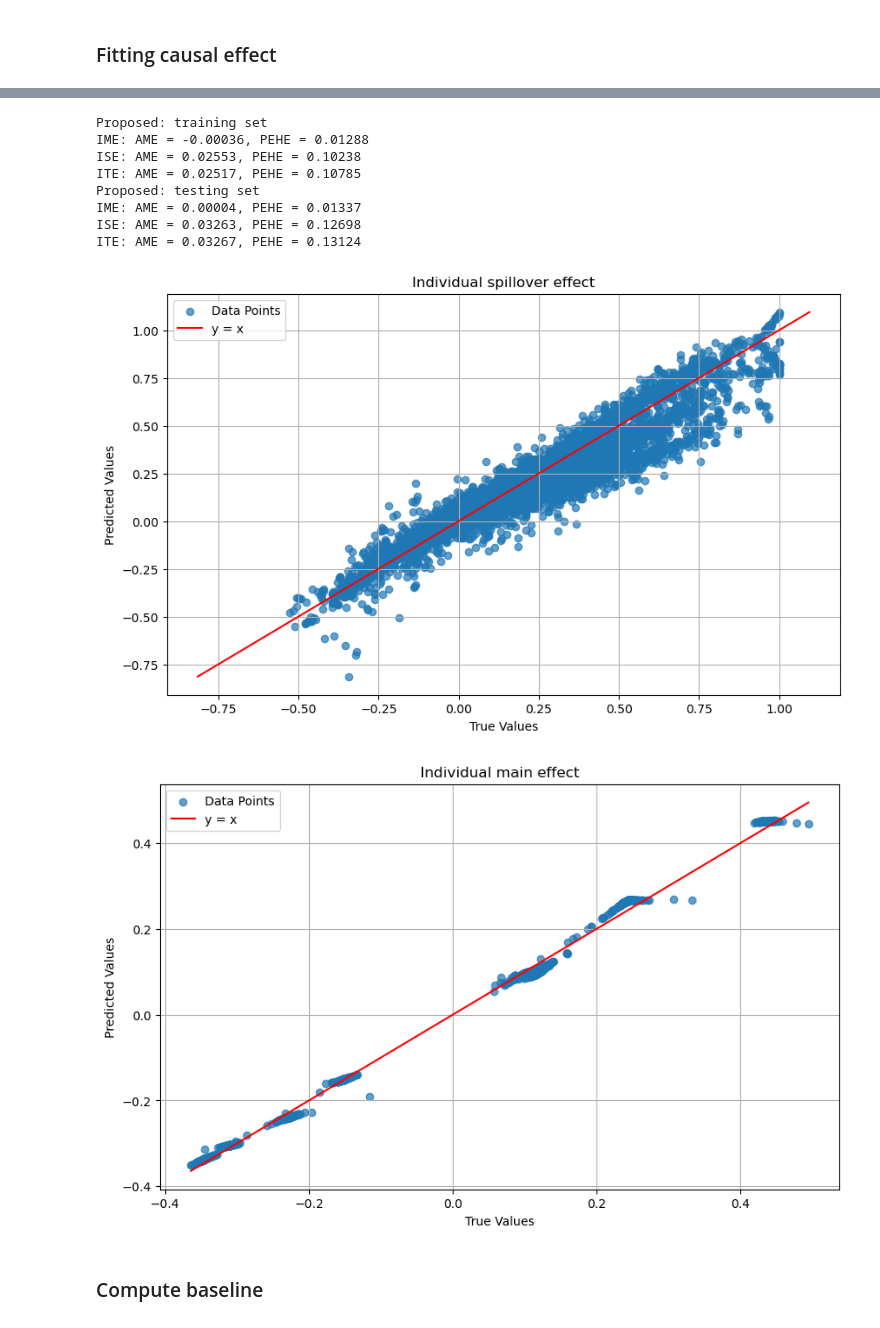
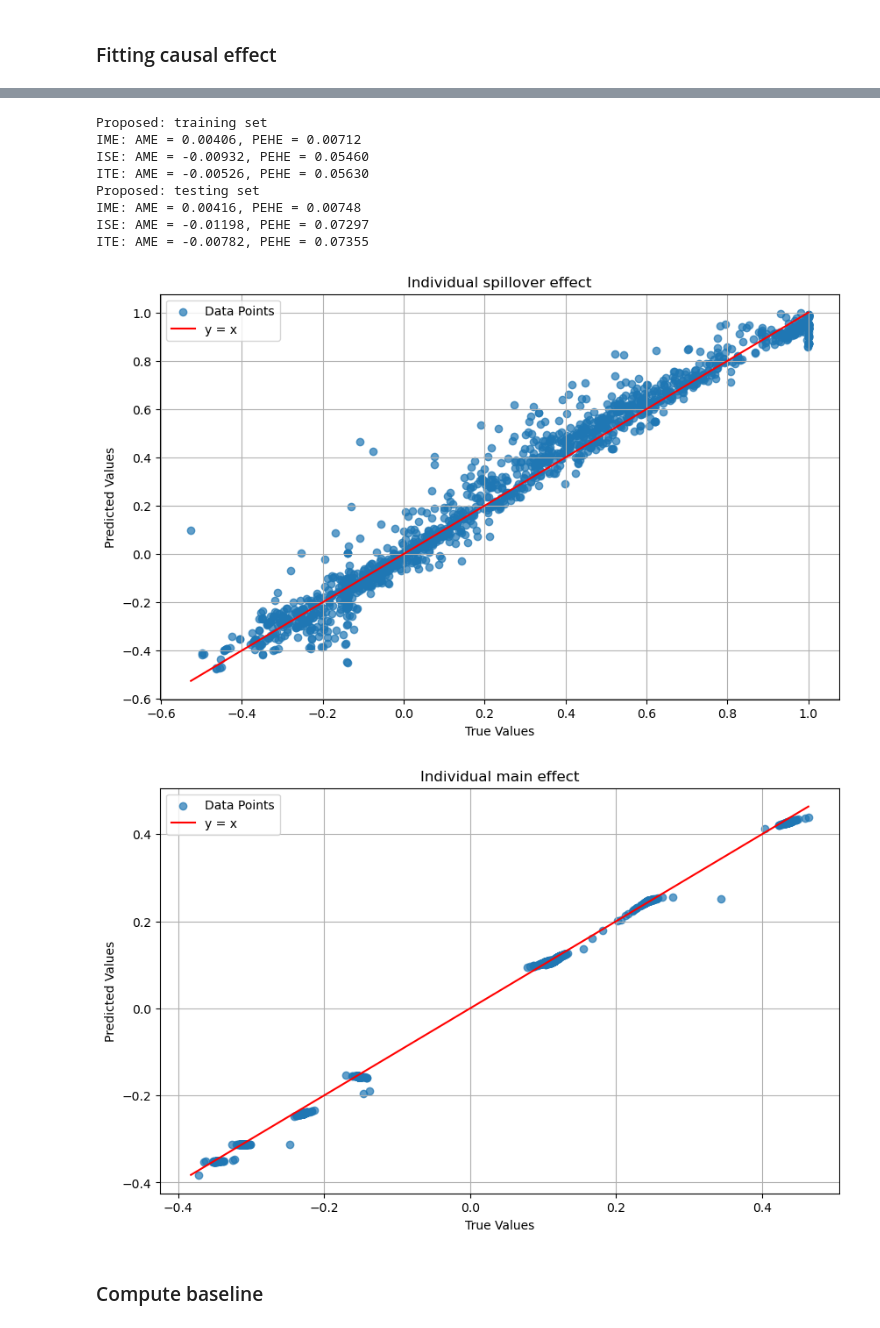
Before and after one commit to Yuanchen-Wu/ICML_Causal, a Jupyter notebook: experiment_separate_self_neighbor.ipynb, the cells around one changed output, grey strips where cells are left out. Saved outputs shown, nothing was run; the diff lists cells and outputs as text; code cells hidden in the pictures.

```diff
--- a/experiment_separate_self_neighbor.ipynb
+++ b/experiment_separate_self_neighbor.ipynb
@@ -66,6 +67,9 @@ sigma = 0.05
 scale = 5
 num_partition = 3
 
+# Ratio between self and neighbor contributions (separate_self only)
+ratio_self = 1.0
+
 # Load data
 X, A, X_val, A_val, X_test, A_test = load_data(path, feature_name, fold_num)
 # %% [markdown]
@@ -79,7 +83,8 @@ nbrs_idx, n, d, partitions, t, e_star, treat_neighbor, treat_matrix = simulate_t
 # Unified treatment/outcome
 true_attention, spillover, U_0, noise, y, m_star, g_true = compute_outcome(
     X, A, treat_matrix, e_star, n, sigma, scale, attn_temperature, name=f_type,
-    outcome_mode=outcome_mode, self_name=g_type, t=t
+    outcome_mode=outcome_mode, self_name=g_type, t=t,
+    w_self=ratio_self
 )
 
 # Define IME/ISE/ITE for training via unified function
@@ -91,7 +96,8 @@ nbrs_idx_test, n_test, d_test, partitions_test, t_test, e_star_test, treat_neigh
 )
 true_attention_test, spillover_test, U_0_test, noise_test, y_test, m_star_test, g_true_test = compute_outcome(
     X_test, A_test, treat_matrix_test, e_star_test, n_test, sigma, scale, attn_temperature, name=f_type,
-    outcome_mode=outcome_mode, self_name=g_type, t=t_test
+    outcome_mode=outcome_mode, self_name=g_type, t=t_test,
+    w_self=ratio_self
 )
 
 # Define IME/ISE/ITE for test via unified function
@@ -116,7 +116,7 @@ array([[ 0.        , -0.0007194 , -0.        , ..., -0.        ,
 ### Fitting nuisance components
 # %%
 # Train configs
-train_cfg_pm = TrainConfig(epochs=400, lr=1e-3, batch_size=n, patience=12, device="cpu", log_every=40)
+train_cfg_pm = TrainConfig(epochs=200, lr=5e-2, batch_size=n, patience=12, device="cpu", log_every=40)
 
 prop_cfg = PropensityConfig(hidden_dim=128)
 mean_cfg = MeanConfig(hidden_dim=128)
@@ -160,5 +160,8 @@ plot_true_vs_pred(mu_hat,m_star,title_name="conditional mean")
 # %% [markdown]
 ### Fitting causal effect
+# %%
+data.mu_hat=m_star
+data.e_hat=e_star
 # %%
 # Fit attention
 train_cfg_attn = TrainConfig(epochs=400, lr=1e-4, batch_size=64, patience=12, device="cpu", log_every=1)
@@ -191,32 +193,42 @@ GCNWithAttentionTwoHead(
 # %%
 # Unified estimation from model
+import torch
 with torch.no_grad():
   out = fr_a.model.cpu().predict(torch.tensor(X, dtype=torch.float32), nbrs_idx, torch.tensor(t, dtype=torch.float32))
 W_pred, g_pred = (out[0], out[2]) if isinstance(out, tuple) and len(out) == 3 else (out[0], None)
 IME_est, ISE_est, ITE_est = compute_individual_effects(W_pred, A, outcome_mode, g_self=g_pred)
 print("Proposed: training set")
 Result_train=evaluate(IME, ISE, ITE, IME_est, ISE_est, ITE_est,printing=True)
 
 with torch.no_grad():
   out_test = fr_a.model.predict(torch.tensor(X_test, dtype=torch.float32), nbrs_idx_test, torch.tensor(t_test, dtype=torch.float32))
 W_pred_test, g_pred_test = (out_test[0], out_test[2]) if isinstance(out_test, tuple) and len(out_test) == 3 else (out_test[0], None)
 IME_est_test, ISE_est_test, ITE_est_test = compute_individual_effects(W_pred_test, A_test, outcome_mode, g_self=g_pred_test)
 print("Proposed: testing set")
 Result_test=evaluate(IME_test, ISE_test, ITE_test, IME_est_test, ISE_est_test, ITE_est_test,printing=True)
 
-plot_true_vs_pred(ISE,ISE_est,title_name="Individual spillover effect")
-plot_true_vs_pred(IME,IME_est,title_name="Individual main effect")
+plot_true_vs_pred(ISE_test,ISE_est_test,title_name="Individual spillover effect")
+plot_true_vs_pred(IME_test,IME_est_test,title_name="Individual main effect")
+
+# Proposed: training set
+# IME: AME = 0.00829, PEHE = 0.01341
+# ISE: AME = 0.01433, PEHE = 0.06569
+# ITE: AME = 0.02262, PEHE = 0.06955
+# Proposed: testing set
+# IME: AME = 0.00865, PEHE = 0.01371
+# ISE: AME = 0.02204, PEHE = 0.08944
+# ITE: AME = 0.03069, PEHE = 0.09334
 # %% [output]
 Proposed: training set
-IME: AME = -0.00036, PEHE = 0.01288
-ISE: AME = 0.02553, PEHE = 0.10238
-ITE: AME = 0.02517, PEHE = 0.10785
+IME: AME = 0.00406, PEHE = 0.00712
+ISE: AME = -0.00932, PEHE = 0.05460
+ITE: AME = -0.00526, PEHE = 0.05630
 Proposed: testing set
-IME: AME = 0.00004, PEHE = 0.01337
-ISE: AME = 0.03263, PEHE = 0.12698
-ITE: AME = 0.03267, PEHE = 0.13124
+IME: AME = 0.00416, PEHE = 0.00748
+ISE: AME = -0.01198, PEHE = 0.07297
+ITE: AME = -0.00782, PEHE = 0.07355
-[figure, old version]
+[figure, new version]
-[figure, old version]
+[figure, new version]
 # %% [markdown]
 ### Compute baseline
 # %%
```
Also changed, not shown: parts of 9 cells of this notebook, 7 other files.
